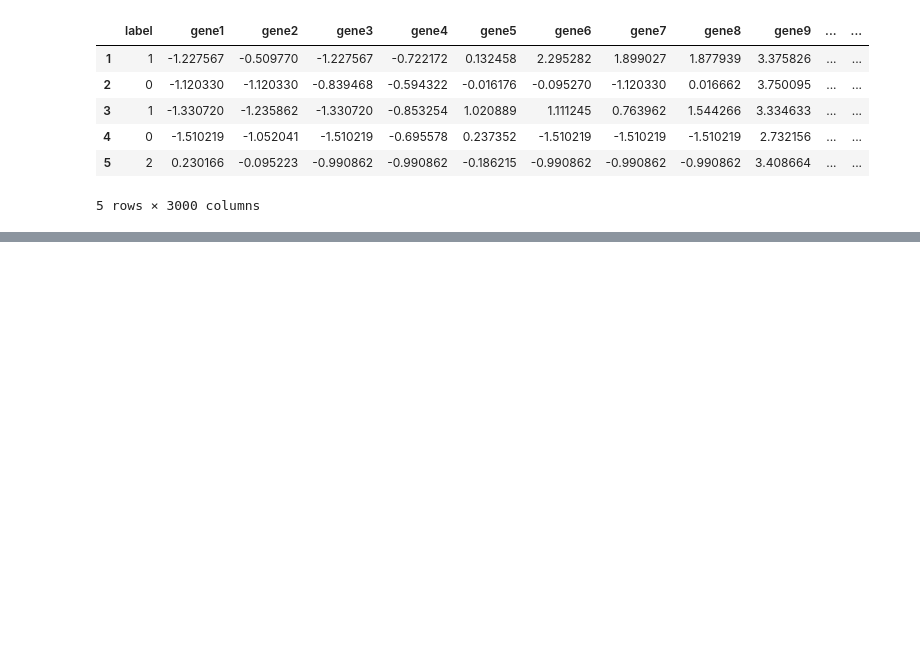
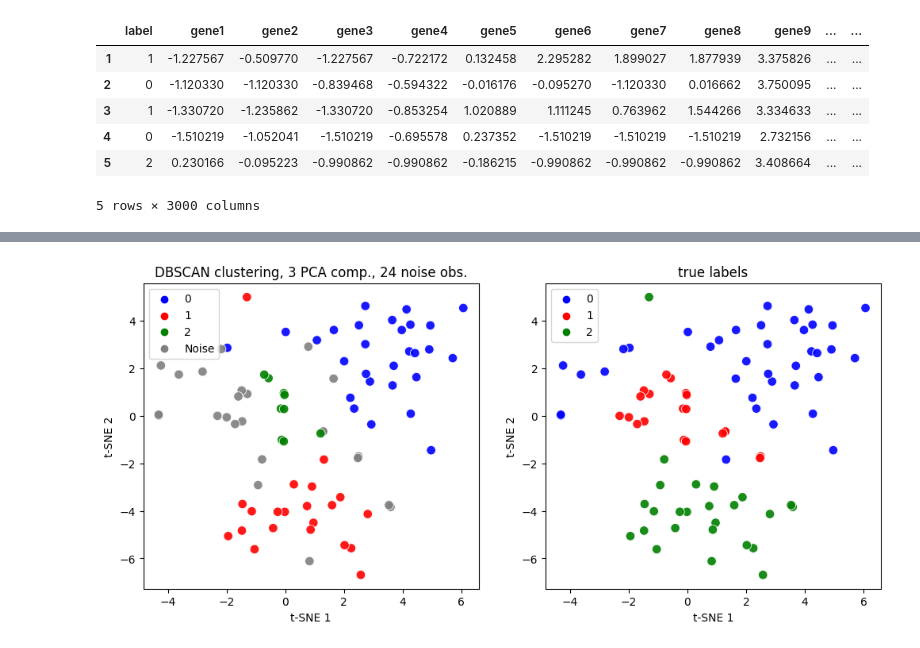
Before and after one commit to jespeols/MPCAS, a Jupyter notebook: MVE441_StatLearning/Project 3/Project_3_Theme_b_Clustering.ipynb, the cells around one changed output, grey strips where cells are left out. Drawn from its saved outputs; the diff is of its cells as text; code cells hidden in the pictures; blank space fills up the shorter version.

```diff
--- a/MVE441_StatLearning/Project 3/Project_3_Theme_b_Clustering.ipynb
+++ b/MVE441_StatLearning/Project 3/Project_3_Theme_b_Clustering.ipynb
@@ -173,0 +295,91 @@ Explained variation per principal component: [0.12563841 0.09442987 0.07225259]
+# %%
+cluster_labels = generate_DBSCAN_clusters(pca_level=3)
+
+contains_noise = any(cluster_labels==-1)
+if contains_noise:
+    cluster_labels[cluster_labels==-1] = 50 # Make outliers a separate cluster
+
+print(f"Contains noise: {contains_noise}")
+num_noise = np.sum(cluster_labels==50)
+print(f"Number of noise observations: {num_noise}")
+
+colors_all = ['blue', 'red', 'green', 'orange', 'purple',
+          'pink', 'brown', 'black', 'magenta', 'cyan']
+
+num_clusters = len(np.unique(cluster_labels))-1
+print("Number of cluster_labels:", num_clusters)
+colors = colors_all[:max(len(np.unique(cluster_labels))-1, np.unique(cancerLabels).shape[0])] # Make sure we have enough colors
+if contains_noise:
+    colors.append('grey')
+
+colors_hex = [to_hex(i) for i in colors]
+
+if num_clusters < 3:
+    colors_hex = colors_hex[:num_clusters]
+    colors_hex.append(to_hex('grey'))
+
+fig = plt.figure(figsize=(12,5))
+
+plt.subplot(1, 2, 1)
+ax1 = sns.scatterplot(
+    x="t-SNE 1", y="t-SNE 2",
+    hue=cluster_labels,
+    palette=colors_hex,
+    data=tsne_results,
+    s=70,
+    legend="full",
+    alpha=0.9
+)
+plt.title(f"DBSCAN clustering, {n_pca_components} PCA comp., {num_noise} noise obs.")
+handles, _ = ax1.get_legend_handles_labels()
+
+labels = [str(i) for i in np.unique(cluster_labels)]
+if contains_noise:
+    labels[labels.index('50')] = 'Noise'
+
+ax1.legend(handles, labels, loc='best')
+
+plt.subplot(1, 2, 2)
+ax2 = sns.scatterplot(
+    x="t-SNE 1", y="t-SNE 2",
+    hue=cancerLabels.values,
+    palette=color_palette,
+    data=tsne_results,
+    s=70,
+    legend="full",
+    alpha=0.9
+)
+
+handles, labels =  ax2.get_legend_handles_labels()
+labels = [int(float(i)) for i in labels]
+ax2.legend(handles, labels, loc='best')
+plt.title("true labels")
+plt.show()
+
+# plot only clustering results
+plt.figure(figsize=(7,6))
+
+ax = sns.scatterplot(
+        x='t-SNE 1', y='t-SNE 2',
+        hue=cluster_labels,
+        palette=colors_hex,
+        data=tsne_results,
+        s=70,
+        legend="full",
+        alpha=0.9
+    )
+plt.xlabel("t-SNE 1")
+plt.ylabel("t-SNE 2")
+plt.title(f"DBSCAN clustering, {n_pca_components} PCA comp., {num_noise} noise obs.")
+
+handles, _ = ax.get_legend_handles_labels()
+
+labels = [str(i) for i in np.unique(cluster_labels)]
+if contains_noise:
+    labels[labels.index('50')] = 'Noise'
+
+ax.legend(handles, labels, loc='best')
+
+plt.savefig("./DBSCAN_clustering.png", dpi=300)
+plt.show()
+# %% [output]
@@ -173,0 +391 @@ Explained variation per principal component: [0.12563841 0.09442987 0.07225259]
+[figure, added]
```
Also changed, not shown: parts of 47 cells of this notebook.
